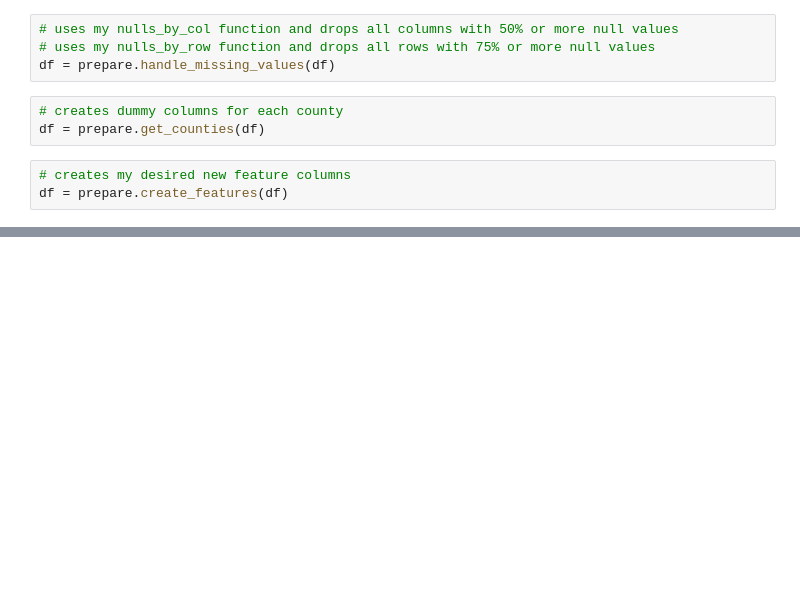
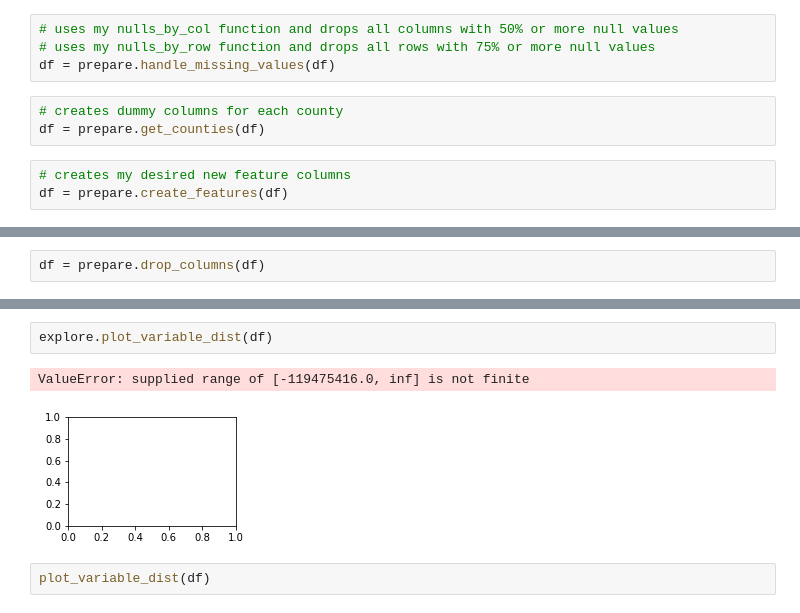
Before and after one commit to Tyler-Applegate/zillow-clustering-project, a Jupyter notebook: scratchpad.ipynb, the cells around one changed output, grey strips where cells are left out. Drawn from its saved outputs; the diff is of its cells as text; blank space fills up the shorter version.

```diff
--- a/scratchpad.ipynb
+++ b/scratchpad.ipynb
@@ -111,0 +112,2 @@ Name: heatingorsystemdesc, dtype: int64
+# %%
+df = prepare.drop_columns(df)
@@ -111,0 +134,7 @@ Name: heatingorsystemdesc, dtype: int64
+# %%
+explore.plot_variable_dist(df)
+# %% [output]
+ValueError: supplied range of [-119475416.0, inf] is not finite
+[figure, added]
+# %%
+plot_variable_dist(df)
```
Also changed, not shown: parts of 8 cells of this notebook, 3 other files.
